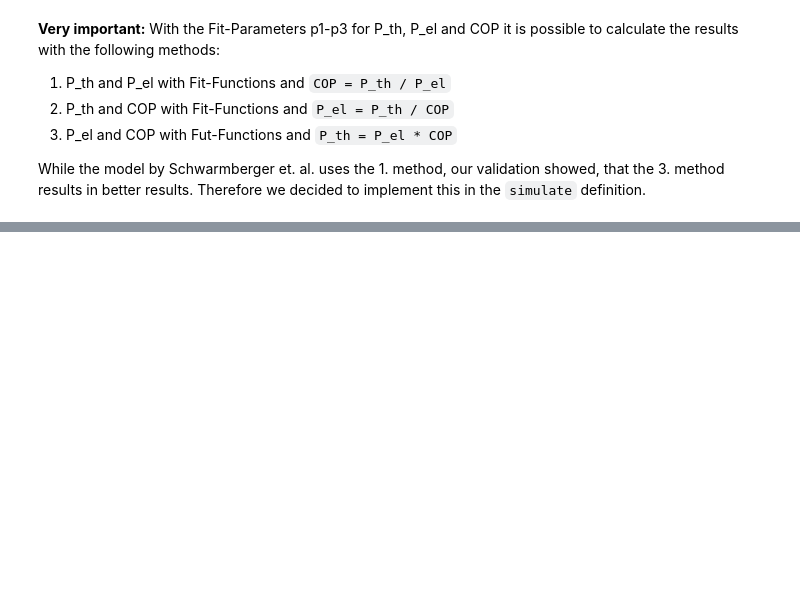
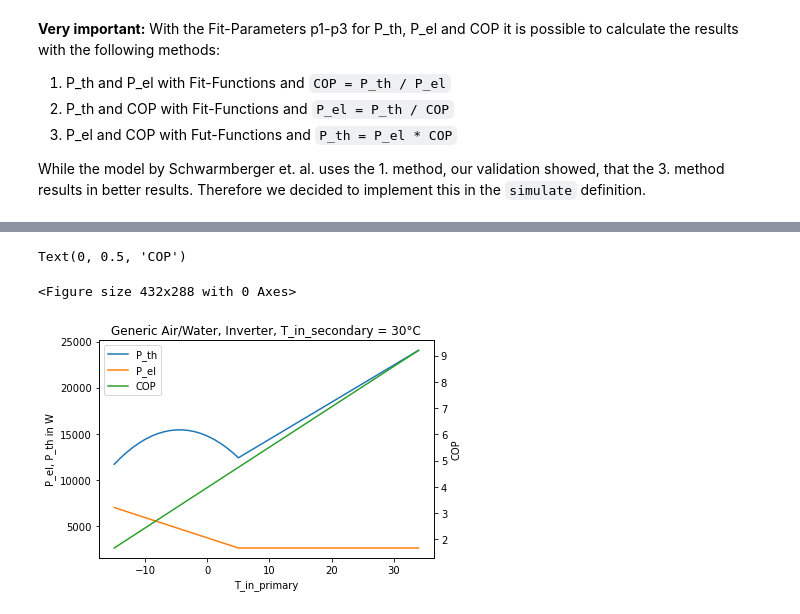
Before and after one commit to FZJ-IEK3-VSA/hplib, a Jupyter notebook: Documentation.ipynb, the cells around one changed output, grey strips where cells are left out. Drawn from its saved outputs; the diff is of its cells as text; code cells hidden in the pictures; blank space fills up the shorter version.

```diff
--- a/Documentation.ipynb
+++ b/Documentation.ipynb
@@ -203,0 +162,23 @@ for groups_c in Groups:
+# %%
+# Load parameters of Generic Air/Water, Inverter
+parameters = hpl.getParameters('Generic', 1, 10000)
+
+# Simulate
+names = ['T_in_primary','P_th', 'P_el', 'COP']
+data = []
+
+for t in T_in_primary:
+    P_th, P_el, COP = hpl.simulate(t, T_in_secondary, parameters)
+    data.append([t, P_th, P_el, COP])
+
+results = pd.DataFrame(data, columns=names)
+
+# Plot
+plt.figure()
+ax = results.plot(x='T_in_primary', secondary_y=['COP'], mark_right=False, title='Generic Air/Water, Inverter, T_in_secondary = 30°C')
+ax.set_ylabel('P_el, P_th in W')
+ax.right_ax.set_ylabel('COP')
+# %% [output]
+Text(0, 0.5, 'COP')
+<Figure size 432x288 with 0 Axes>
+[figure, added]
```
Also changed, not shown: parts of 5 cells of this notebook.
